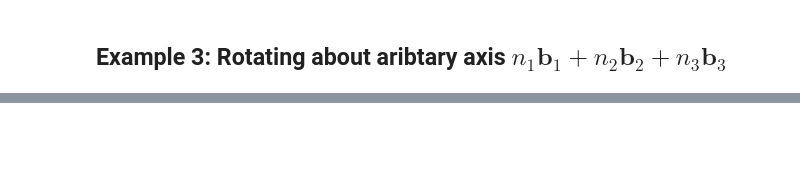
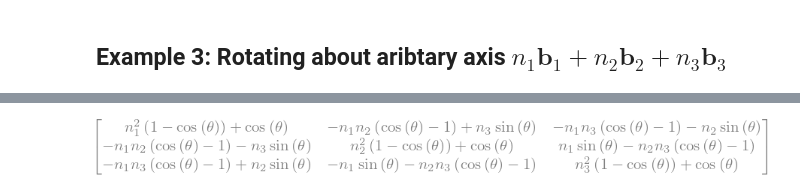
Before and after one commit to dsavransky/MAE4060, a Jupyter notebook: Notebooks/Simple Rotations.ipynb, the cells around one changed output, grey strips where cells are left out. Drawn from its saved outputs; the diff is of its cells as text; code cells hidden in the pictures; blank space fills up the shorter version.

```diff
--- a/Notebooks/Simple Rotations.ipynb
+++ b/Notebooks/Simple Rotations.ipynb
@@ -58,0 +59,4 @@ aCbg = simplify(cos(th)*eye(3) + (1 - cos(th))*(ng*ng.T) + sin(th)*skew(ng)); aC
+# %%
+bCag = simplify(cos(th)*eye(3) + (1 - cos(th))*(ng*ng.T) - sin(th)*skew(ng)); bCag
+# %% [output]
+[figure, added]
```
Also changed, not shown: parts of 9 cells of this notebook, 6 other files.
